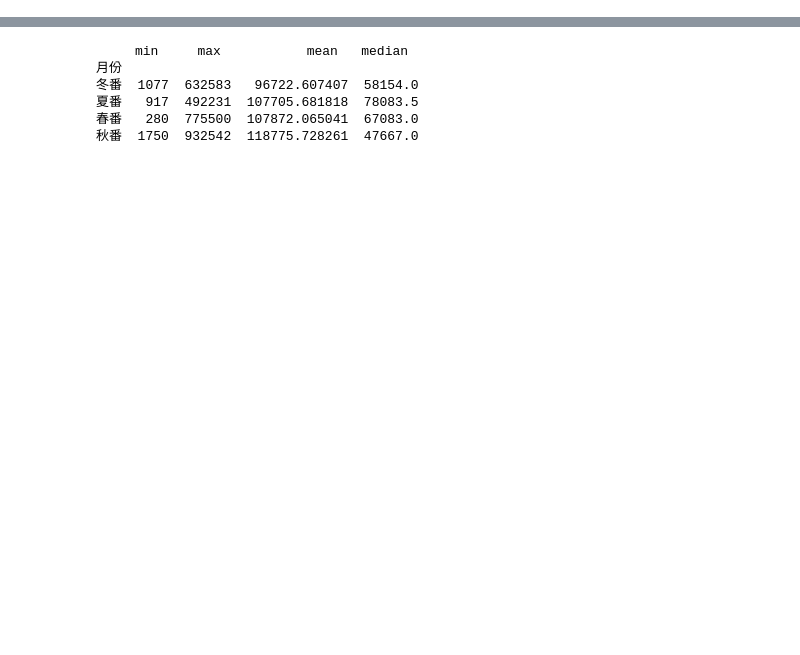
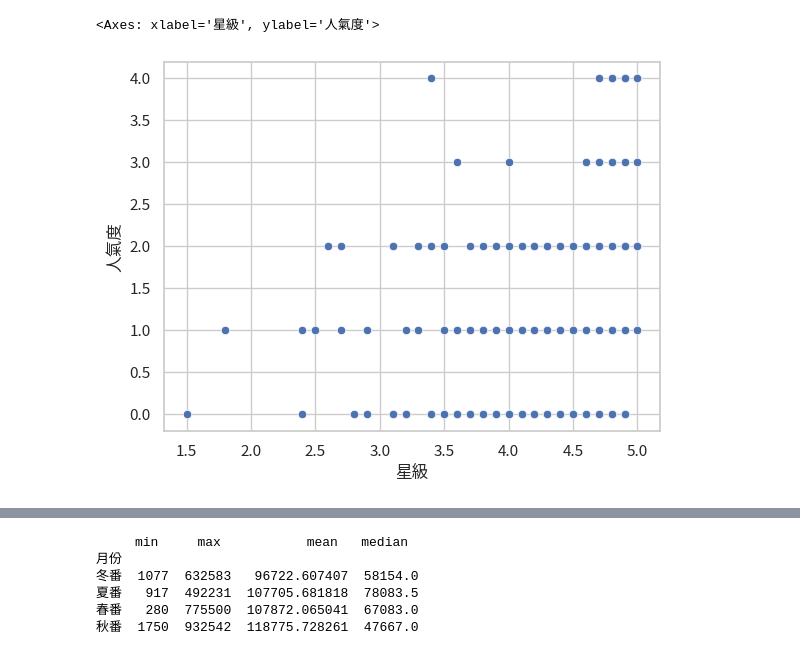
Before and after one commit to hsiaoyt0923/Anime_View_Number_Regression, a Jupyter notebook: visualize.ipynb, the cells around one changed output, grey strips where cells are left out. Cells and saved outputs as stored; diff of their text form; code cells hidden in the pictures; blank space fills up the shorter version.

```diff
--- a/visualize.ipynb
+++ b/visualize.ipynb
@@ -106,0 +115,5 @@ featuresCorr
+# %%
+sns.scatterplot(data=df[['星級', '人氣度']], x="星級", y="人氣度")
+# %% [output]
+<Axes: xlabel='星級', ylabel='人氣度'>
+[figure, added]
```
Also changed, not shown: parts of 10 cells of this notebook.
